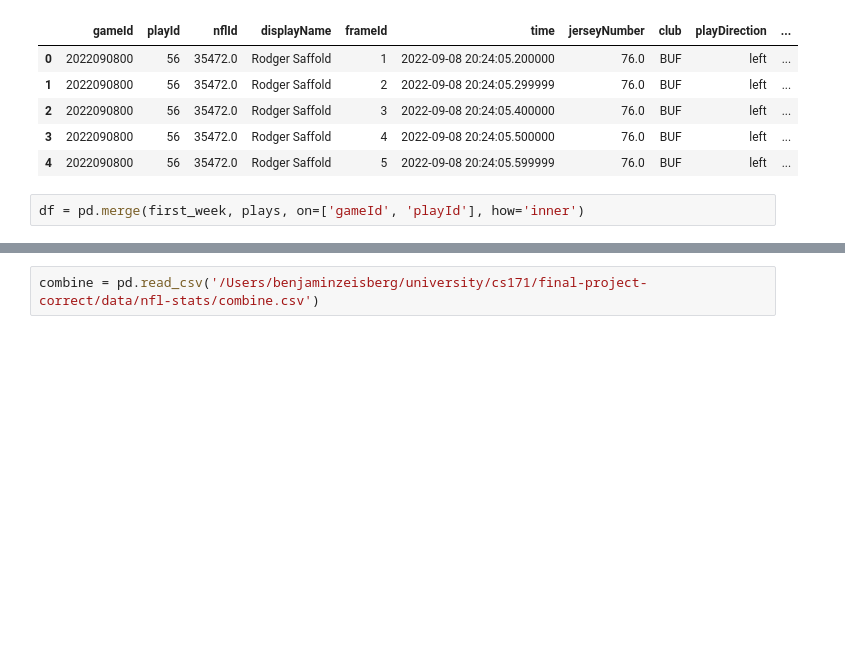
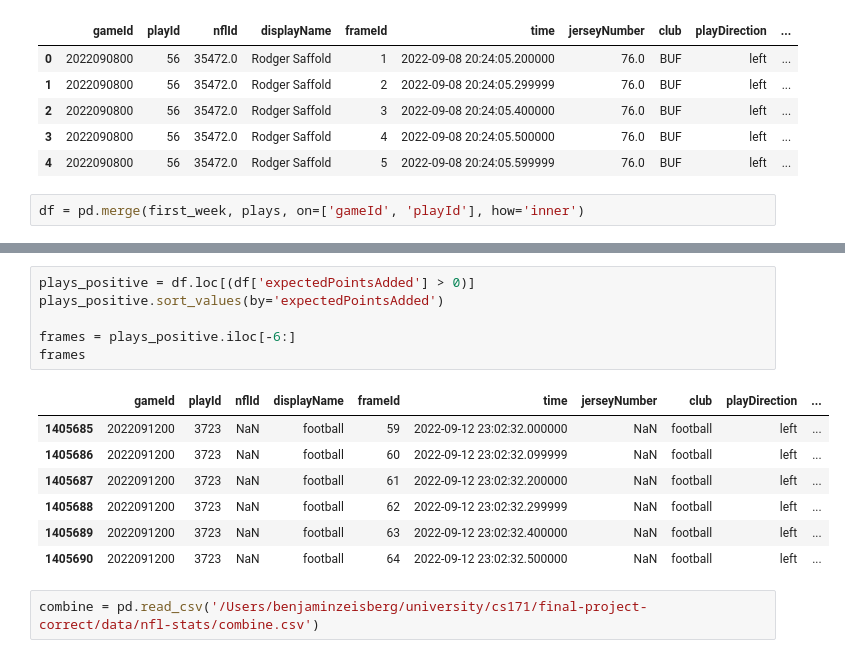
Before and after one commit to BenjaminZeisberg/Cs171-final-project, a Jupyter notebook: data/main.ipynb, the cells around one changed output, grey strips where cells are left out. Saved outputs shown, nothing was run; the diff lists cells and outputs as text; blank space fills up the shorter version.

```diff
--- a/data/main.ipynb
+++ b/data/main.ipynb
@@ -119,3 +39,17 @@ plays
+# %%
+plays_positive = df.loc[(df['expectedPointsAdded'] > 0)]
+plays_positive.sort_values(by='expectedPointsAdded')
+
+frames = plays_positive.iloc[-6:]
+frames
+# %% [output]
+|  | gameId | playId | nflId | displayName | frameId | time | jerseyNumber | club | playDirection | ... |
+| 1405685 | 2022091200 | 3723 | NaN | football | 59 | 2022-09-12 23:02:32.000000 | NaN | football | left | ... |
+| 1405686 | 2022091200 | 3723 | NaN | football | 60 | 2022-09-12 23:02:32.099999 | NaN | football | left | ... |
+| 1405687 | 2022091200 | 3723 | NaN | football | 61 | 2022-09-12 23:02:32.200000 | NaN | football | left | ... |
+| 1405688 | 2022091200 | 3723 | NaN | football | 62 | 2022-09-12 23:02:32.299999 | NaN | football | left | ... |
+| 1405689 | 2022091200 | 3723 | NaN | football | 63 | 2022-09-12 23:02:32.400000 | NaN | football | left | ... |
+| 1405690 | 2022091200 | 3723 | NaN | football | 64 | 2022-09-12 23:02:32.500000 | NaN | football | left | ... |
 # %%
 combine = pd.read_csv('/Users/benjaminzeisberg/university/cs171/final-project-correct/data/nfl-stats/combine.csv')
 # %%
```
Also changed, not shown: parts of 7 cells of this notebook, 5 other files.
